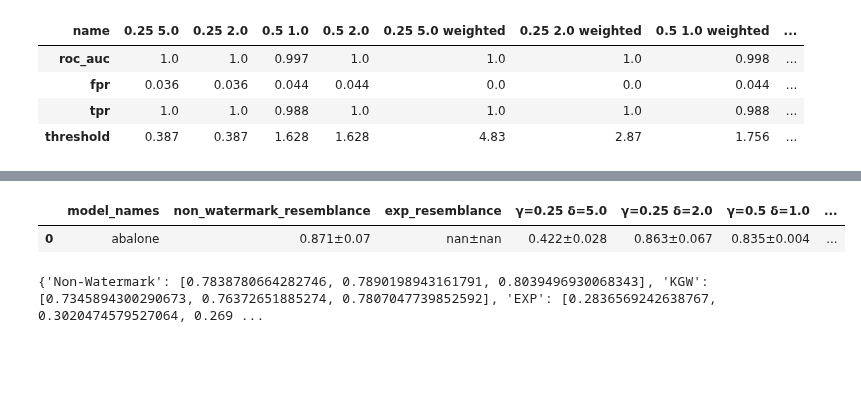
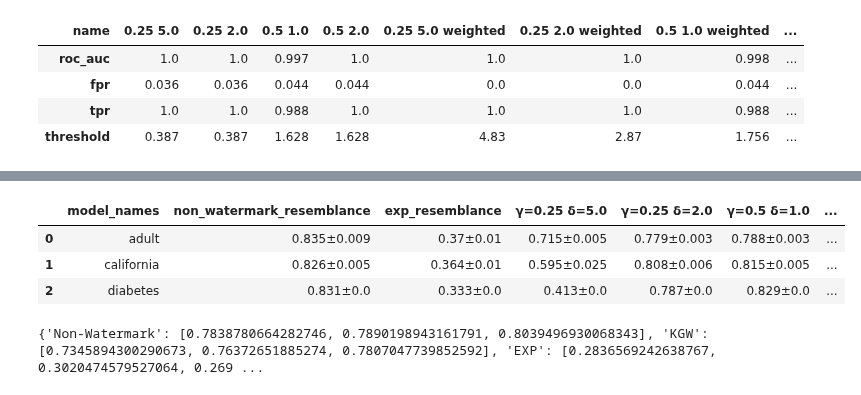
Before and after one commit to blueminh/t-rest, a Jupyter notebook: evaluation/synthcity.ipynb, the cells around one changed output, grey strips where cells are left out. Cells and saved outputs as stored; diff of their text form; code cells hidden in the pictures; blank space fills up the shorter version.

```diff
--- a/evaluation/synthcity.ipynb
+++ b/evaluation/synthcity.ipynb
@@ -546,7 +546,7 @@ process_tpr_fpr(results["non_weighted_results"], results["weighted_results"], ma
 | tpr | 1.0 | 1.0 | 0.988 | 1.0 | 1.0 | 1.0 | 0.988 | ... |
 | threshold | 0.387 | 0.387 | 1.628 | 1.628 | 4.83 | 2.87 | 1.756 | ... |
 # %%
-gamma_delta_pairs = [(0.25, 5.0), (0.25, 2.0), (0.5, 1.0), (0.5, 2.0)]
+gamma_delta_pairs = [(0.25, 2.0)]
 results = compute_roc_auc(
     # ["adult", "california", "abalone", "diabetes"],
     ['diabetes'],
@@ -566,8 +566,8 @@ def convert_np_arrays(obj):
         return obj.tolist()
     return obj
 
-with open('temp.json', 'w') as f:
-    json.dump(results, f, default=convert_np_arrays)
+# with open('temp.json', 'w') as f:
+#     json.dump(results, f, default=convert_np_arrays)
 
 plot_roc_curves_separated_figures(results["non_weighted_results"], results["weighted_results"])
 # %% [output]
@@ -658,7 +658,7 @@ def custom_exp(x, base, T=1.0):
     e_x = np.power(base, (x - np.max(x)) / T)
     return e_x / e_x.sum(axis=0)
 
-df = pd.read_csv("/Users/minhkau/Documents/TUDelft/Year 3/RP/Code/tabular-gpt/samples/adult.csv")
+df = pd.read_csv("/Users/minhkau/Documents/TUDelft/Year 3/RP/Code/tabular-gpt/samples/diabetes.csv")
 
 entropies = table_entropy(df)
 values = list(entropies.values())
@@ -683,9 +683,9 @@ weights = pd.DataFrame({
     # "softm 10.0": softmax_mean(x, 10.0) * l,
 })
 
-# cols = weights.columns.to_list()
-# cols.remove("Column Name")
-# for col in cols:
-#     weights[col] = weights[col].round(3)
-# # Display the DataFrame
-# weights
+cols = weights.columns.to_list()
+cols.remove("Column Name")
+for col in cols:
+    weights[col] = weights[col].round(3)
+# Display the DataFrame
+weights.sort_values(by=['Entropy Value'], ascending=False)
@@ -831,18 +842,18 @@ def compute_avg_resemblance(model_names, gamma_delta_pairs, other_schemes=None,
         samples_dir = "/Users/minhkau/Documents/TUDelft/Year 3/RP/Code/tabular-gpt/samples/"
         real_path = samples_dir + real_file_name
         synth_no_watermark_path = samples_dir + no_water_mark_file_name
-        # exp_path = samples_dir + other_schemes_names[0]
+        exp_path = samples_dir + other_schemes_names[0]
 
         real_df = pd.read_csv(real_path)
         synth_no_watermark_df = pd.read_csv(synth_no_watermark_path)
-        # exp_df = pd.read_csv(exp_path)
+        exp_df = pd.read_csv(exp_path)
 
         temp1 = []
         temp2 = []
         for i in range(num_trials):
             real_df_sample = real_df.sample(min(1000, len(real_df)), random_state=i)
             temp1.append(get_resemblance(real_df_sample, synth_no_watermark_df))
-            # temp2.append(get_resemblance(real_df_sample, exp_df))
+            temp2.append(get_resemblance(real_df_sample, exp_df))
 
         avg_no_watermark, std_no_watermark = calculate_confidence_interval(temp1)
         avg_exp, std_exp = calculate_confidence_interval(temp2)
@@ -851,36 +862,38 @@ def compute_avg_resemblance(model_names, gamma_delta_pairs, other_schemes=None,
         exp_resemblance.append(str(round(avg_exp, 3)) + "±" + str(round(std_exp, 3)))
 
 
         for (gamma, delta) in gamma_delta_pairs:
             _, _ , with_water_mark_file_name, _ = get_filenames_from_model(model_name, common_size=1000, gamma=gamma, delta=delta, other_schemes=other_schemes)
             watermark_file_path = samples_dir +  with_water_mark_file_name
             watermark_df = pd.read_csv(watermark_file_path)
 
             pair_name = f'γ={gamma} δ={delta}'
 
             temp = []
             for i in range(num_trials):
                 real_df_sample = real_df.sample(min(1000, len(real_df)), random_state=i)
                 temp.append(get_resemblance(real_df_sample, watermark_df))
             avg_watermark, std_watermark = calculate_confidence_interval(temp)
             hyper_param_results[pair_name].append(str(round(avg_watermark, 3)) + "±" + str(round(std_watermark, 3)))
 
     final_result_df = pd.DataFrame({
         'model_names': model_names,
         'non_watermark_resemblance': non_watermark_resemblance,
         'exp_resemblance': exp_resemblance
     })
 
     for key, values in hyper_param_results.items():
         final_result_df[key] = values
-    final_result_df.to_excel('ditchimay.xlsx', index=False)
+    # final_result_df.to_excel('ditchimay.xlsx', index=False)
     return final_result_df
 
 
-compute_avg_resemblance(['abalone'], gamma_delta_pairs=[(0.25, 5.0), (0.25, 2.0), (0.5, 1.0), (0.5, 2.0)], other_schemes=['exp'])
+compute_avg_resemblance(['adult','california','diabetes'], gamma_delta_pairs=[(0.25, 5.0), (0.25, 2.0), (0.5, 1.0), (0.5, 2.0)], other_schemes=['exp'])
 # %% [output]
 |  | model_names | non_watermark_resemblance | exp_resemblance | γ=0.25 δ=5.0 | γ=0.25 δ=2.0 | γ=0.5 δ=1.0 | ... |
-| 0 | abalone | 0.871±0.07 | nan±nan | 0.422±0.028 | 0.863±0.067 | 0.835±0.004 | ... |
+| 0 | adult | 0.835±0.009 | 0.37±0.01 | 0.715±0.005 | 0.779±0.003 | 0.788±0.003 | ... |
+| 1 | california | 0.826±0.005 | 0.364±0.01 | 0.595±0.025 | 0.808±0.006 | 0.815±0.005 | ... |
+| 2 | diabetes | 0.831±0.0 | 0.333±0.0 | 0.413±0.0 | 0.787±0.0 | 0.829±0.0 | ... |
 # %%
 plot_single_metric_between_model_with_other_schemes(model_names = ["adult", "california", "diabetes"],
                                  metric_name="resemblance",
```
Also changed, not shown: parts of 6 cells of this notebook, 8 other files.
